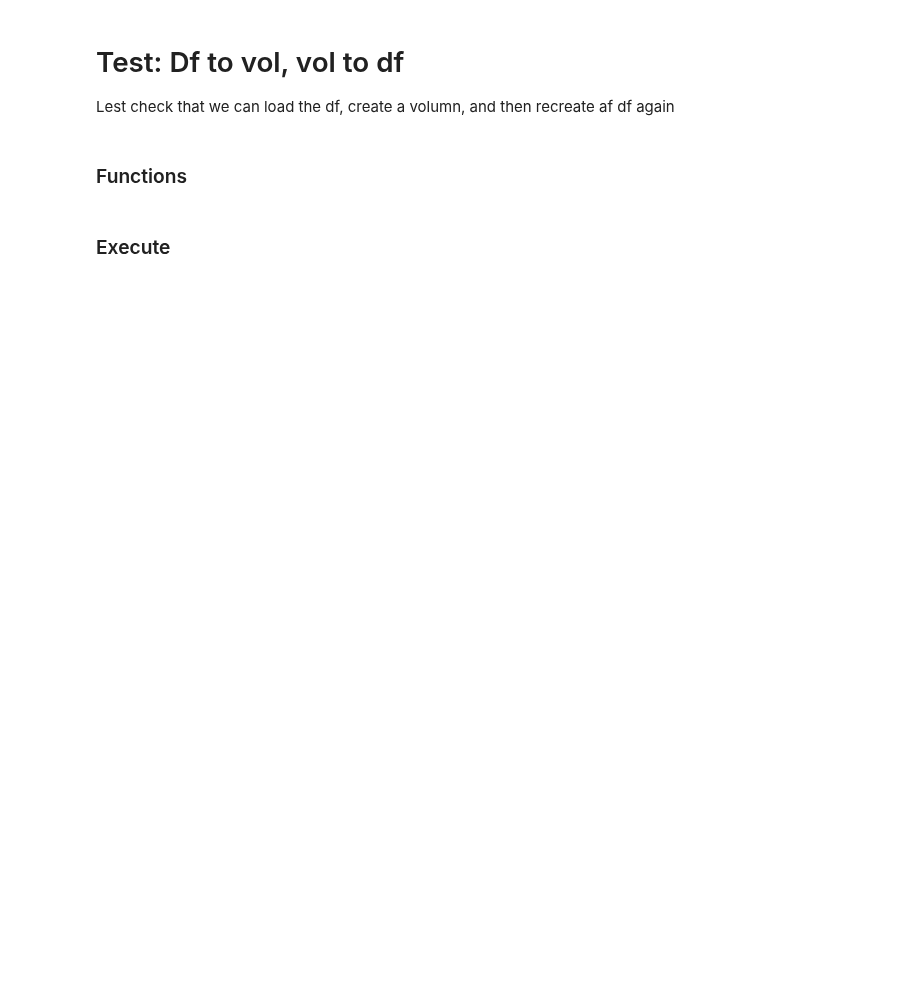
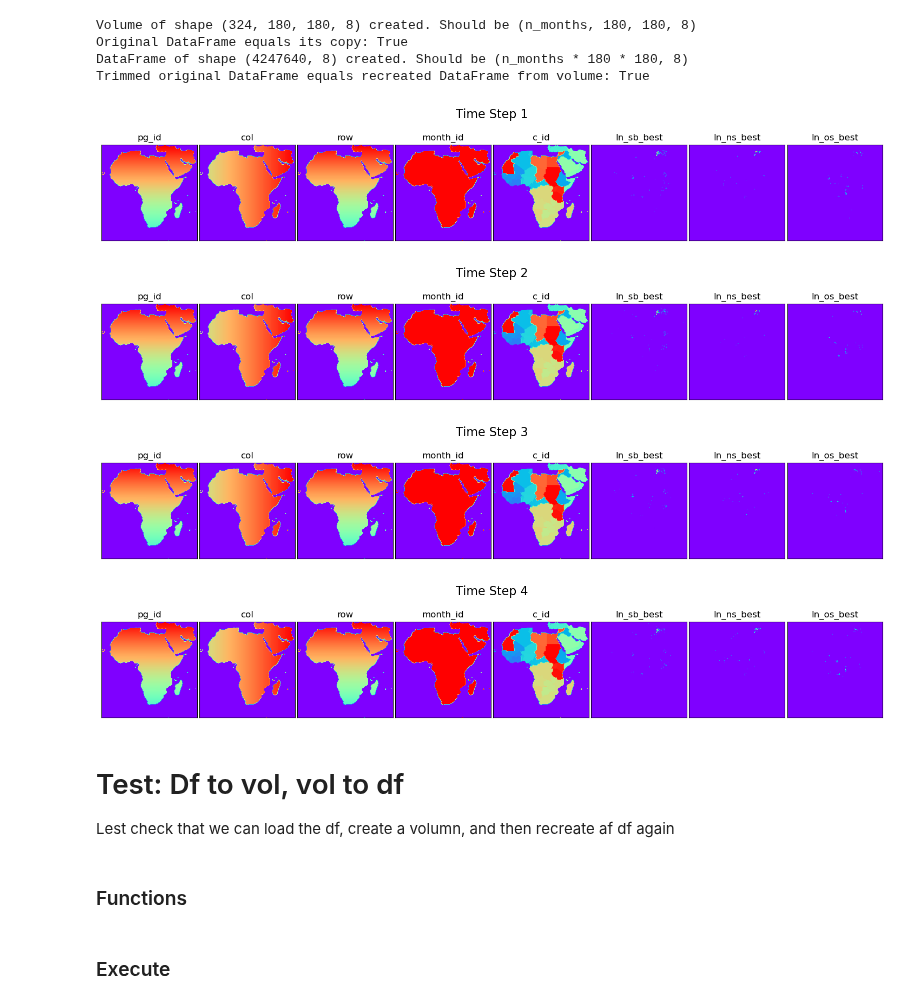
Before and after one commit to prio-data/views_pipeline, a Jupyter notebook: models/purple_alien/notebooks/test_to_prediction_store.ipynb, the cells around one changed output. Saved outputs shown, nothing was run; the diff lists cells and outputs as text; code cells hidden in the pictures; blank space fills up the shorter version.

```diff
--- a/models/purple_alien/notebooks/test_to_prediction_store.ipynb
+++ b/models/purple_alien/notebooks/test_to_prediction_store.ipynb
@@ -11,0 +39,23 @@ import pandas as pd
+# %%
+def calculate_absolute_indices(df): # arguably HydraNet or at lest vol specific
+    """
+    Computes absolute indices for 'row', 'col', and 'month_id' in the DataFrame.
+    This is needed to turn as pandas df into a numpy array (volume).
+    The volme is the data format need be the e.g. HydraNet model(s).
+
+    Args:
+        df (pd.DataFrame): The input DataFrame with columns 'row', 'col', and 'month_id'.
+
+    Returns:
+        pd.DataFrame: The DataFrame with added 'abs_row', 'abs_col', and 'abs_month' columns.
+    """
+
+    # get the first month_id
+    month_first = df['month_id'].min()
+
+    # calculate the absolute indices
+    df['abs_row'] = df['row'] - df['row'].min()
+    df['abs_col'] = df['col'] - df['col'].min()
+    df['abs_month'] = df['month_id'] - month_first
+
+    return df
@@ -11,0 +297,22 @@ import pandas as pd
+# %%
+# set the path to the raw data
+PATH = "/home/simon/Documents/scripts/views_pipeline/models/purple_alien/data/raw/calibration_viewser_df.pkl"
+
+# get the df from the pickle file in raw_data
+df = pd.read_pickle(PATH)
+
+# turn the df1 into a volume
+vol = df_to_vol(df)
+
+df_vol_conversion_test(df, vol)
+
+plot_vol(vol, 4)
+# %% [output]
+Volume of shape (324, 180, 180, 8) created. Should be (n_months, 180, 180, 8)
+Original DataFrame equals its copy: True
+DataFrame of shape (4247640, 8) created. Should be (n_months * 180 * 180, 8)
+Trimmed original DataFrame equals recreated DataFrame from volume: True
+[figure, added]
+[figure, added]
+[figure, added]
+[figure, added]
```
Also changed, not shown: parts of 26 cells of this notebook.
